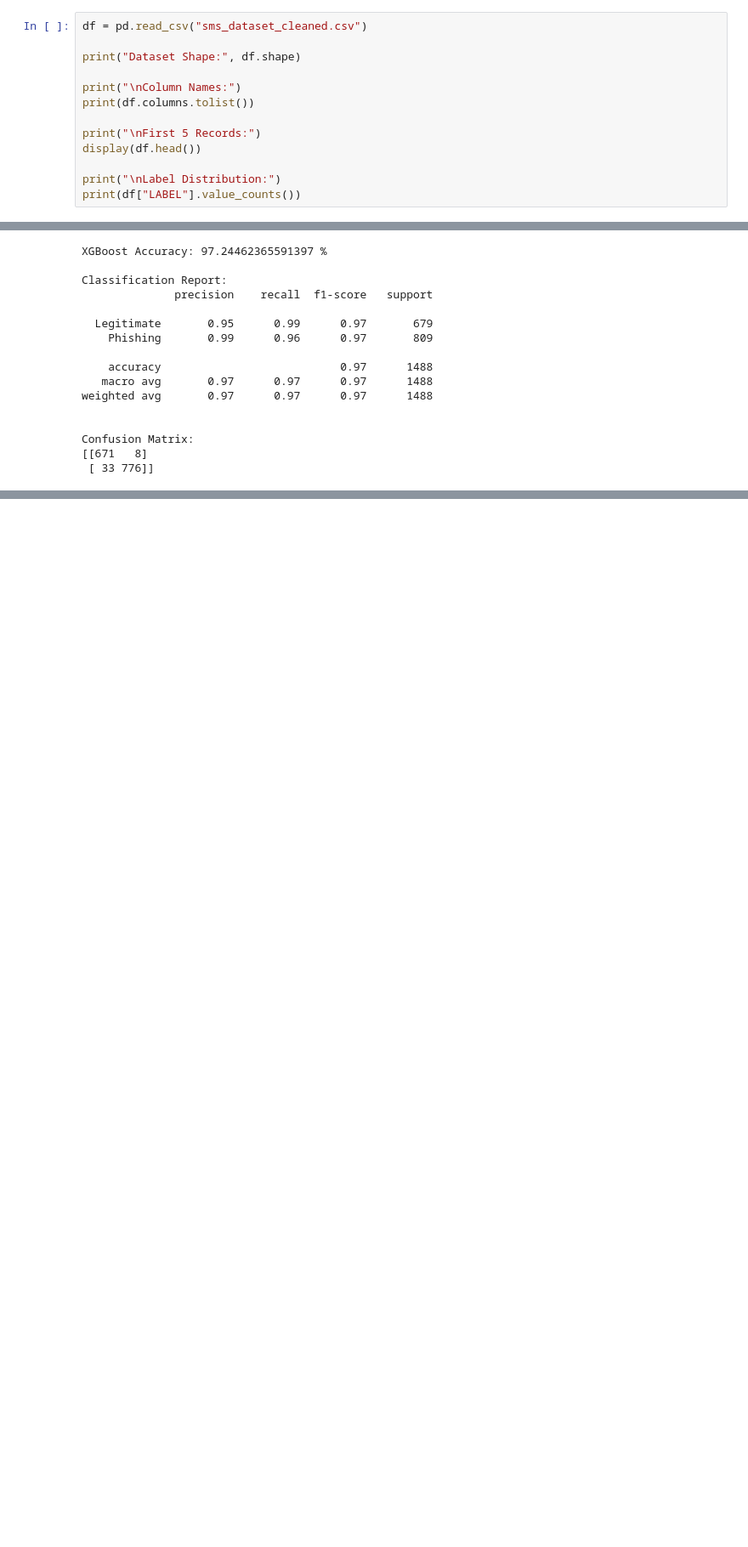
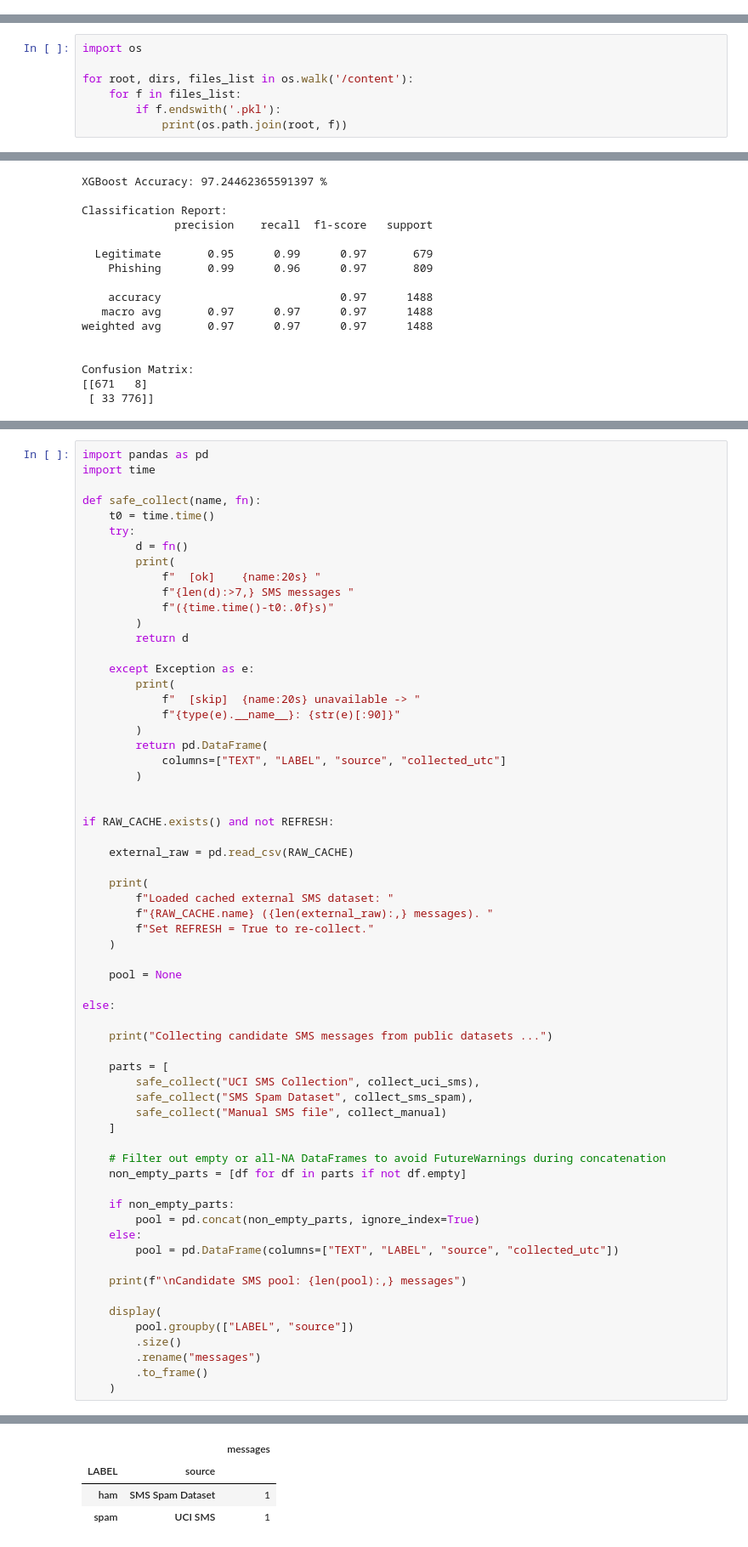
Before and after one commit to bhu27/Multimodal_Phishing_XAI, a Jupyter notebook: modeltraning.ipynb, the cells around one changed output, grey strips where cells are left out. Shown at 85% size. Drawn from its saved outputs; the diff is of its cells as text; blank space fills up the shorter version.

```diff
--- a/modeltraning.ipynb
+++ b/modeltraning.ipynb
@@ -15,16 +15,3 @@ from sklearn.metrics import (
 
 from scipy.sparse import hstack
 import joblib
-# %%
-df = pd.read_csv("sms_dataset_cleaned.csv")
-
-print("Dataset Shape:", df.shape)
-
-print("\nColumn Names:")
-print(df.columns.tolist())
-
-print("\nFirst 5 Records:")
-display(df.head())
-
-print("\nLabel Distribution:")
-print(df["LABEL"].value_counts())
@@ -579,3 +547,10 @@ files.download("SMS_TFIDF.pkl")
+# %%
+import os
+
+for root, dirs, files_list in os.walk('/content'):
+    for f in files_list:
+        if f.endswith('.pkl'):
+            print(os.path.join(root, f))
 # %%
 import joblib
 
@@ -925,0 +1026,64 @@ Confusion Matrix:
+# %%
+import pandas as pd
+import time
+
+def safe_collect(name, fn):
+    t0 = time.time()
+    try:
+        d = fn()
+        print(
+            f"  [ok]    {name:20s} "
+            f"{len(d):>7,} SMS messages "
+            f"({time.time()-t0:.0f}s)"
+        )
+        return d
+
+    except Exception as e:
+        print(
+            f"  [skip]  {name:20s} unavailable -> "
+            f"{type(e).__name__}: {str(e)[:90]}"
+        )
+        return pd.DataFrame(
+            columns=["TEXT", "LABEL", "source", "collected_utc"]
+        )
+
+
+if RAW_CACHE.exists() and not REFRESH:
+
+    external_raw = pd.read_csv(RAW_CACHE)
+
+    print(
+        f"Loaded cached external SMS dataset: "
+        f"{RAW_CACHE.name} ({len(external_raw):,} messages). "
+        f"Set REFRESH = True to re-collect."
+    )
+
+    pool = None
+
+else:
+
+    print("Collecting candidate SMS messages from public datasets ...")
+
+    parts = [
+        safe_collect("UCI SMS Collection", collect_uci_sms),
+        safe_collect("SMS Spam Dataset", collect_sms_spam),
+        safe_collect("Manual SMS file", collect_manual)
+    ]
+
+    # Filter out empty or all-NA DataFrames to avoid FutureWarnings during concatenation
+    non_empty_parts = [df for df in parts if not df.empty]
+
+    if non_empty_parts:
+        pool = pd.concat(non_empty_parts, ignore_index=True)
+    else:
+        pool = pd.DataFrame(columns=["TEXT", "LABEL", "source", "collected_utc"])
+
+    print(f"\nCandidate SMS pool: {len(pool):,} messages")
+
+    display(
+        pool.groupby(["LABEL", "source"])
+        .size()
+        .rename("messages")
+        .to_frame()
+    )
+# %% [output]
@@ -925,0 +1096,4 @@ Confusion Matrix:
+|  |  | messages |
+| LABEL | source |  |
+| ham | SMS Spam Dataset | 1 |
+| spam | UCI SMS | 1 |
```
Also changed, not shown: parts of 48 cells of this notebook.
